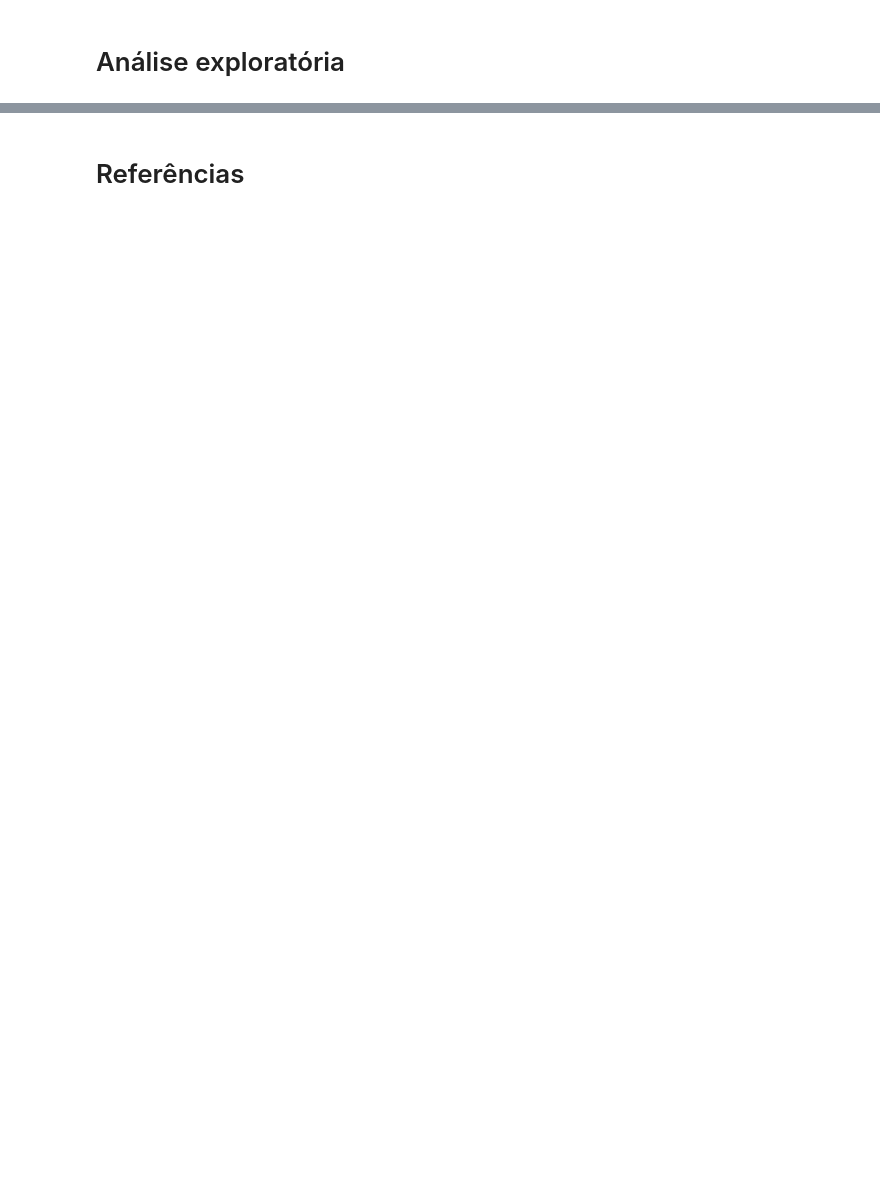
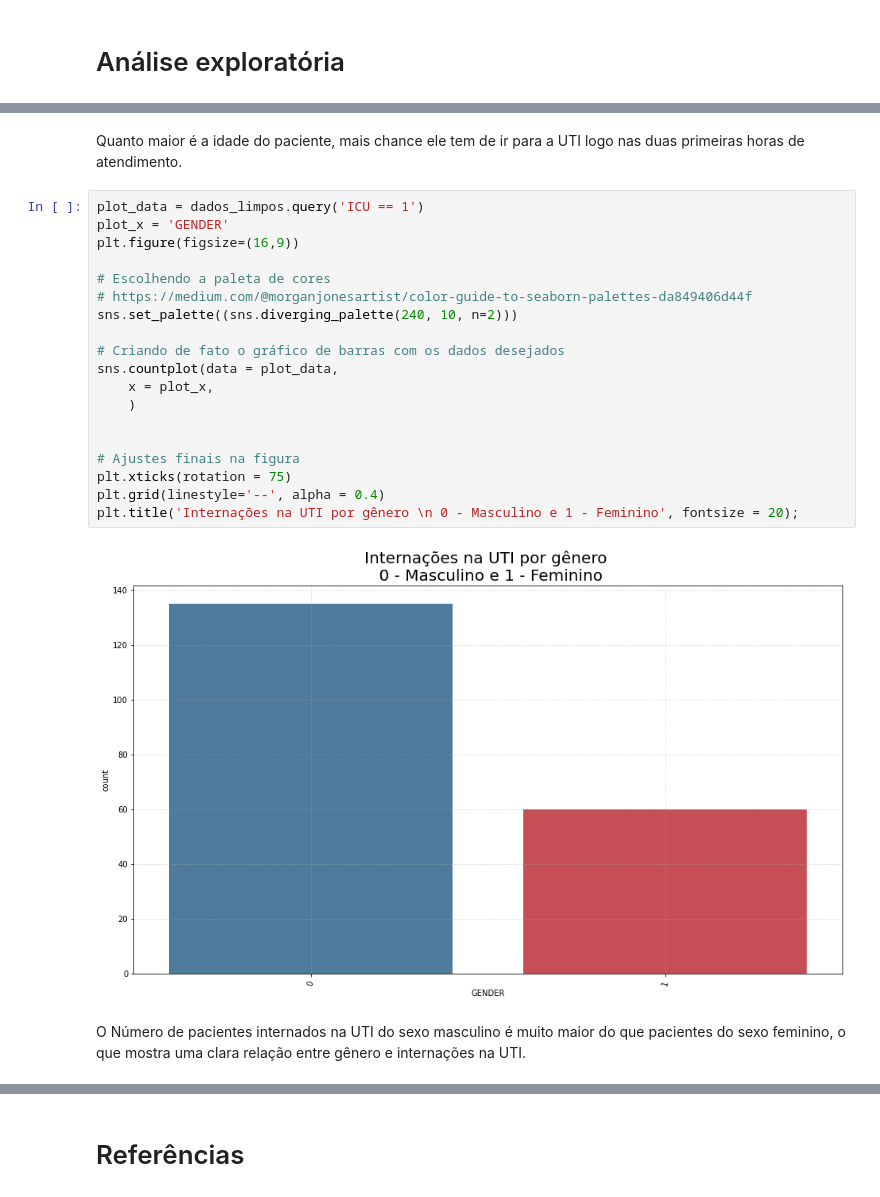
Before and after one commit to antoniodragoc/projeto_final_bootcamp_alura, a Jupyter notebook: projeto_final_v0.ipynb, the cells around one changed output, grey strips where cells are left out. Saved outputs shown, nothing was run; the diff lists cells and outputs as text; blank space fills up the shorter version.

```diff
--- a/projeto_final_v0.ipynb
+++ b/projeto_final_v0.ipynb
@@ -41,0 +220,25 @@ dados = pd.read_excel(zf.open('Kaggle_Sirio_Libanes_ICU_Prediction.xlsx'))
+# %% [markdown]
+Quanto maior é a idade do paciente, mais chance ele tem de ir para a UTI logo nas duas primeiras horas de atendimento.
+# %%
+plot_data = dados_limpos.query('ICU == 1')
+plot_x = 'GENDER'
+plt.figure(figsize=(16,9))
+
+# Escolhendo a paleta de cores
+# https://medium.com/@morganjonesartist/color-guide-to-seaborn-palettes-da849406d44f
+sns.set_palette((sns.diverging_palette(240, 10, n=2)))
+
+# Criando de fato o gráfico de barras com os dados desejados
+sns.countplot(data = plot_data,
+    x = plot_x,
+    )
+
+
+# Ajustes finais na figura
+plt.xticks(rotation = 75)
+plt.grid(linestyle='--', alpha = 0.4)
+plt.title('Internações na UTI por gênero \n 0 - Masculino e 1 - Feminino', fontsize = 20);
+# %% [output]
+[figure, added]
+# %% [markdown]
+O Número de pacientes internados na UTI do sexo masculino é muito maior do que pacientes do sexo feminino, o que mostra uma clara relação entre gênero e internações na UTI.
```
Also changed, not shown: parts of 76 cells of this notebook.
